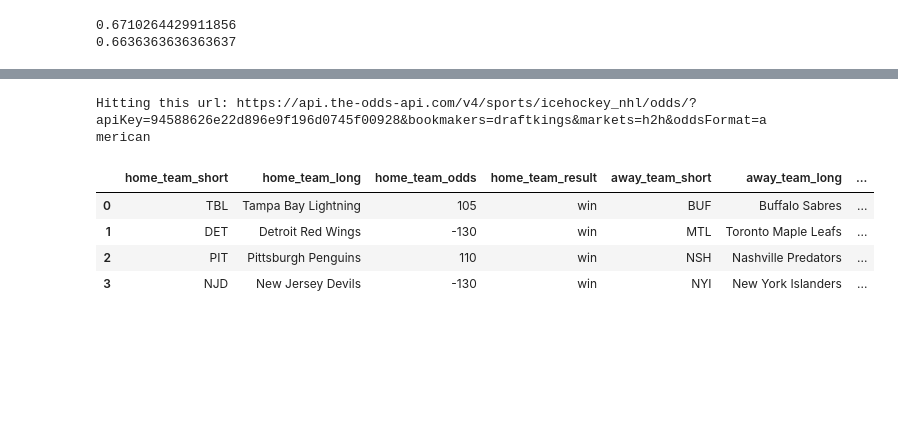
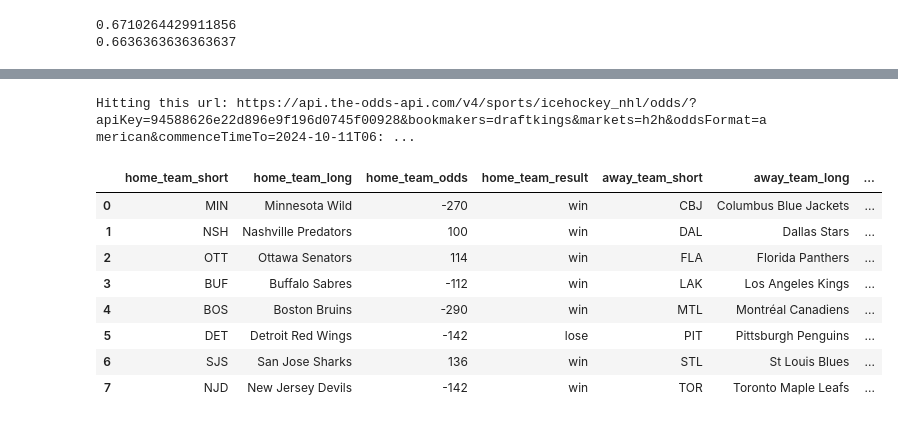
Before and after one commit to ZaneChodaniecky/NHL_Model, a Jupyter notebook: NHL_Classifier_Model (GAMEDAY USE).ipynb, the cells around one changed output, grey strips where cells are left out. Saved outputs shown, nothing was run; the diff lists cells and outputs as text; code cells hidden in the pictures; blank space fills up the shorter version.

```diff
--- a/NHL_Classifier_Model (GAMEDAY USE).ipynb
+++ b/NHL_Classifier_Model (GAMEDAY USE).ipynb
@@ -12,8 +12,8 @@ from tensorflow import keras
 
 rng = 42
 # %%
-#df = pd.read_csv(r"C:\Users\zchodaniecky\OneDrive - Franklin Templeton\Documents\Python\NHL_data\NHL_Data_Transformed.csv")
-df = pd.read_csv(r"C:\Users\zanec\OneDrive\Documents\Python\NHL_data\NHL_Data_All_Games_Transformed.csv")
+df = pd.read_csv(r"C:\Users\zchodaniecky\OneDrive - Franklin Templeton\Documents\Python\NHL_data\NHL_Data_All_Games_Transformed.csv")
+#df = pd.read_csv(r"C:\Users\zanec\OneDrive\Documents\Python\NHL_data\NHL_Data_All_Games_Transformed.csv")
 # %%
 df = df.drop(columns=['team_Home','team_Away','gameId','home_or_away_Home','home_or_away_Away','win_or_lose_Away'])
 # %%
@@ -150,8 +150,8 @@ print(accuracy_score(Y_test, Y_test_pred))
 0.6710264429911856
 0.6636363636363637
 # %%
-#df_Predict = pd.read_csv(r"C:\Users\zchodaniecky\OneDrive - Franklin Templeton\Documents\Python\NHL_data\NHL_Data_Predict.csv")
-df_Predict = pd.read_csv(r"C:\Users\zanec\OneDrive\Documents\Python\NHL_data\NHL_Data_All_Games_Predict.csv")
+df_Predict = pd.read_csv(r"C:\Users\zchodaniecky\OneDrive - Franklin Templeton\Documents\Python\NHL_data\NHL_Data_All_Games_Predict.csv")
+#df_Predict = pd.read_csv(r"C:\Users\zanec\OneDrive\Documents\Python\NHL_data\NHL_Data_All_Games_Predict.csv")
 # %%
 X_real_predict = df_Predict.iloc[:,2:]
 results_dict = {1 : 'win', 0 : 'lose'}
@@ -214,15 +237,15 @@ df_results['away_team_long'] = df_results['away_team_short'].map(teams_dict)
 # %%
+from datetime import datetime
+
 # Pull game odds
-
-commence_time = '2024-09-27T00:15:00Z'
 
 odds_URL = 'https://api.the-odds-api.com/v4/sports/icehockey_nhl/odds/?'\
            'apiKey=94588626e22d896e9f196d0745f00928&bookmakers=draftkings&markets=h2h&'\
-           f'oddsFormat=american'#&commenceTimeTo={commence_time}'
+           f'oddsFormat=american&commenceTimeTo={commence_time_to}'
 
 print(f'Hitting this url: {odds_URL}')
 # %% [output]
-Hitting this url: https://api.the-odds-api.com/v4/sports/icehockey_nhl/odds/?apiKey=94588626e22d896e9f196d0745f00928&bookmakers=draftkings&markets=h2h&oddsFormat=american
+Hitting this url: https://api.the-odds-api.com/v4/sports/icehockey_nhl/odds/?apiKey=94588626e22d896e9f196d0745f00928&bookmakers=draftkings&markets=h2h&oddsFormat=american&commenceTimeTo=2024-10-11T06: ...
 # %%
 # API is limited to 500 pulls per month so only use when needed
 
@@ -261,10 +282,14 @@ odds_dict['Detroit Red Wings']
 df_results['home_team_odds'] = df_results['home_team_long'].map(odds_dict)
 df_results['away_team_odds'] = df_results['away_team_long'].map(odds_dict)
 # %%
-df_results.head()
+df_results.head(10)
 # %% [output]
 |  | home_team_short | home_team_long | home_team_odds | home_team_result | away_team_short | away_team_long | ... |
-| 0 | TBL | Tampa Bay Lightning | 105 | win | BUF | Buffalo Sabres | ... |
-| 1 | DET | Detroit Red Wings | -130 | win | MTL | Toronto Maple Leafs | ... |
-| 2 | PIT | Pittsburgh Penguins | 110 | win | NSH | Nashville Predators | ... |
-| 3 | NJD | New Jersey Devils | -130 | win | NYI | New York Islanders | ... |
+| 0 | MIN | Minnesota Wild | -270 | win | CBJ | Columbus Blue Jackets | ... |
+| 1 | NSH | Nashville Predators | 100 | win | DAL | Dallas Stars | ... |
+| 2 | OTT | Ottawa Senators | 114 | win | FLA | Florida Panthers | ... |
+| 3 | BUF | Buffalo Sabres | -112 | win | LAK | Los Angeles Kings | ... |
+| 4 | BOS | Boston Bruins | -290 | win | MTL | Montréal Canadiens | ... |
+| 5 | DET | Detroit Red Wings | -142 | lose | PIT | Pittsburgh Penguins | ... |
+| 6 | SJS | San Jose Sharks | 136 | win | STL | St Louis Blues | ... |
+| 7 | NJD | New Jersey Devils | -142 | win | TOR | Toronto Maple Leafs | ... |
```
Also changed, not shown: parts of 5 cells of this notebook.
